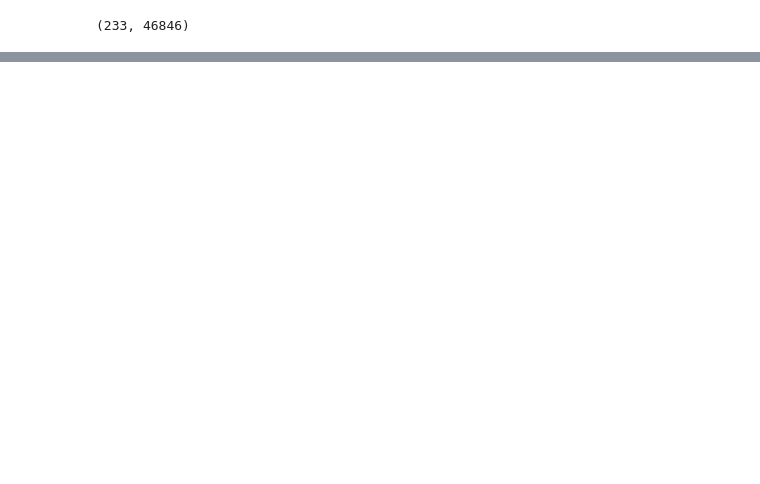
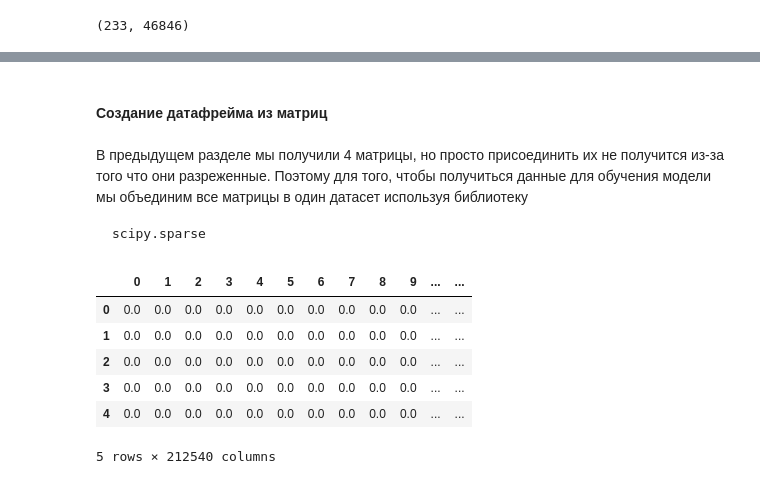
Before and after one commit to AV-BOLT/Masterskaya_2, a Jupyter notebook: Notebooks/determine_langlevel_by_subs.ipynb, the cells around one changed output, grey strips where cells are left out. Drawn from its saved outputs; the diff is of its cells as text; code cells hidden in the pictures; blank space fills up the shorter version.

Commit message:
объединила матрицы в датафрейм, разделила выборки, перекодировала train[y]

````diff
--- a/Notebooks/determine_langlevel_by_subs.ipynb
+++ b/Notebooks/determine_langlevel_by_subs.ipynb
@@ -594,5 +619,3 @@ tfidf_preprocessed_matrix = tfidf.fit_transform(bag)
 tfidf_preprocessed_matrix.shape
 # %% [output]
 (233, 43374)
-# %%
-data['tfidf_preprocessed_matrix'] = tfidf_preprocessed_matrix.toarray()
@@ -619,0 +632,10 @@ data.head()
+# %% [markdown]
+#### Cоздание датафрейма из матриц
+# %% [markdown]
+В предыдущем разделе мы получили 4 матрицы, но просто присоединить их не получится из-за того что они разреженные.
+Поэтому для того, чтобы получиться данные для обучения модели мы объединим все матрицы в один датасет используя библиотеку
+
+
+```
+scipy.sparse
+```
@@ -619,0 +646,14 @@ data.head()
+# %%
+features_matrix = hstack([tfidf_cleaned_up_matrix, tfidf_preprocessed_matrix, preprocessed_matrix,
+cleaned_up_matrix])
+# %%
+df = pd.DataFrame.sparse.from_spmatrix(features_matrix)
+df.head()
+# %% [output]
+|  | 0 | 1 | 2 | 3 | 4 | 5 | 6 | 7 | 8 | 9 | ... | ... |
+| 0 | 0.0 | 0.0 | 0.0 | 0.0 | 0.0 | 0.0 | 0.0 | 0.0 | 0.0 | 0.0 | ... | ... |
+| 1 | 0.0 | 0.0 | 0.0 | 0.0 | 0.0 | 0.0 | 0.0 | 0.0 | 0.0 | 0.0 | ... | ... |
+| 2 | 0.0 | 0.0 | 0.0 | 0.0 | 0.0 | 0.0 | 0.0 | 0.0 | 0.0 | 0.0 | ... | ... |
+| 3 | 0.0 | 0.0 | 0.0 | 0.0 | 0.0 | 0.0 | 0.0 | 0.0 | 0.0 | 0.0 | ... | ... |
+| 4 | 0.0 | 0.0 | 0.0 | 0.0 | 0.0 | 0.0 | 0.0 | 0.0 | 0.0 | 0.0 | ... | ... |
+5 rows × 212540 columns
````
Also changed, not shown: parts of 29 cells of this notebook.
